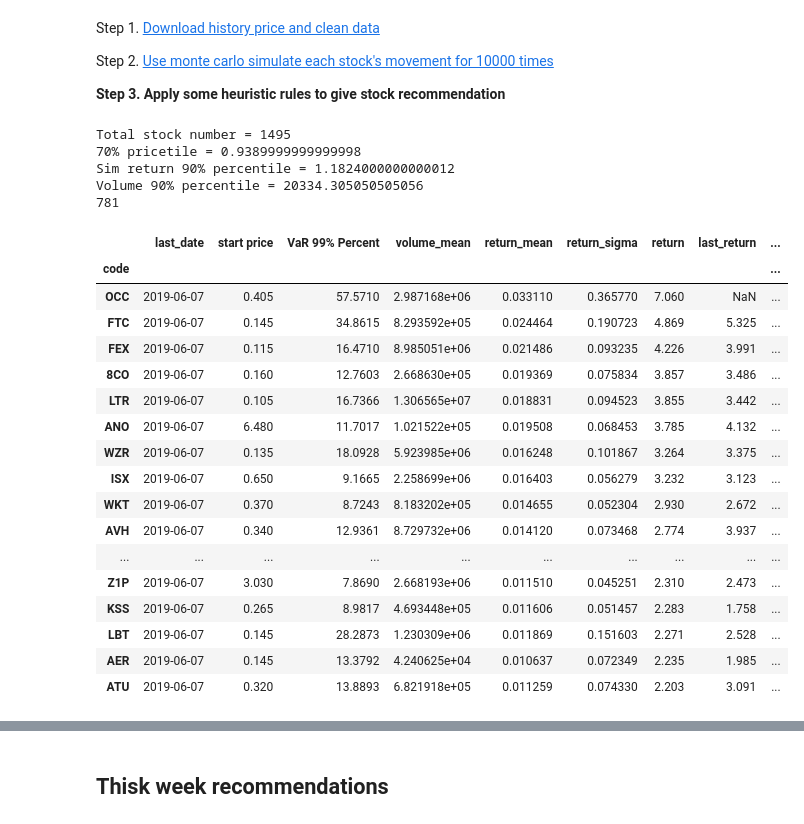
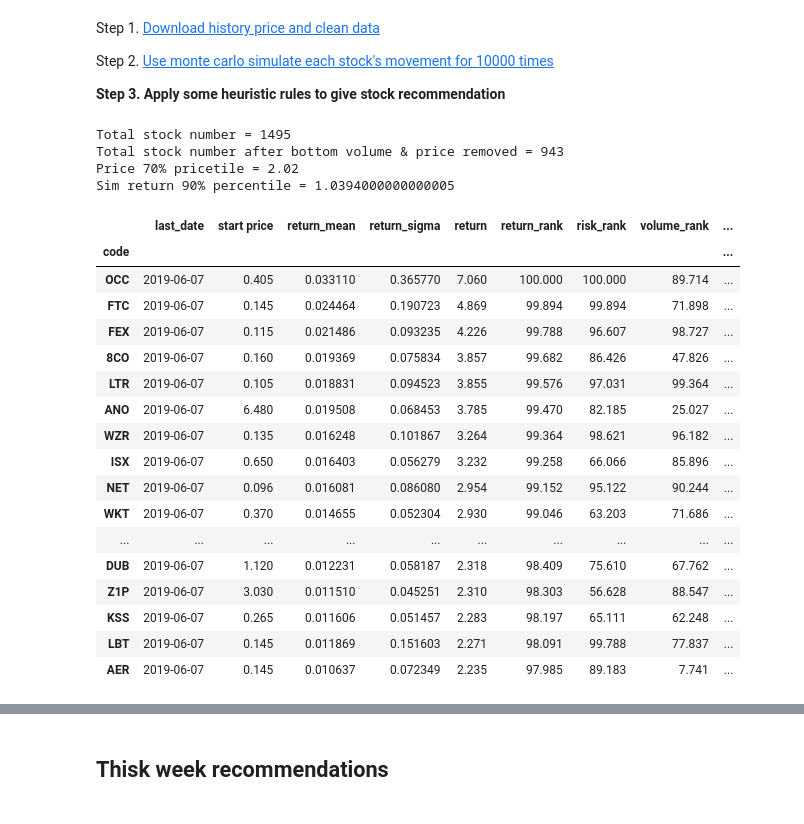
Before and after one commit to lorne-luo/ironman, a Jupyter notebook: hawkeye/Recommend-20190607.ipynb, the cells around one changed output, grey strips where cells are left out. Saved outputs shown, nothing was run; the diff lists cells and outputs as text; code cells hidden in the pictures.

```diff
--- a/hawkeye/Recommend-20190607.ipynb
+++ b/hawkeye/Recommend-20190607.ipynb
@@ -17,69 +17,70 @@ from asx import *
 this_week=20190607
 last_week=20190531
 path = f'/opt/hawkeye/data/{this_week}/result.csv'
 last_path = f'/opt/hawkeye/data/{last_week}/result.csv'
 
 def week_return_avg(df):
-    return round(df['week_return'].sum()/len(df),4)
+    return round(df['week_return'].dropna().sum()/len(df['week_return'].dropna()),4)
 
 df = pd.read_csv(path,
                  usecols=[
                      'code', 'last_date', 'start price', 'sim_mean',
                      'sim_diff', 'VaR 99%', 'VaR 99% Percent', 'volume_mean',
                      'return_mean', 'return_sigma'
                  ],
                  index_col='code')
 last_df = pd.read_csv(last_path,
                       usecols=[
                           'code', 'last_date', 'start price', 'sim_mean',
                           'sim_diff', 'VaR 99%', 'VaR 99% Percent',
                           'volume_mean', 'return_mean', 'return_sigma'
                       ],
                       index_col='code')
-df.head()
+
+print(f'Total stock number = {len(df)}')
+
+# remove bottom volume and bottom price
+volume_threshold = df['volume_mean'].quantile(0.1)
+df = df[(df['volume_mean'] > volume_threshold) & (df['start price'] > 0.05)]
+
 df['return'] = round(df['sim_diff'] / df['start price'] * 100, 3)
-df['last_return'] = round(last_df['sim_diff'] / last_df['start price'] * 100,
-                          3)
+df['return_rank'] = round(df['return'].rank(pct=True) * 100, 3)
+df['risk_rank'] = round(df['VaR 99% Percent'].rank(pct=True) * 100, 3)
+df['volume_rank'] = round(df['volume_mean'].rank(pct=True) * 100, 3)
+
+df['last_return'] = round(last_df['sim_diff'] / last_df['start price'] * 100,3)
 df['return_increase'] = df['return'] - df['last_return']
 df['week_return'] = round(
     (df['start price'] - last_df['start price']) / df['start price'] * 100, 3)
-df.drop(columns=['sim_diff', 'sim_mean', 'VaR 99%'], inplace=True)
+df.drop(columns=['sim_diff', 'sim_mean', 'VaR 99%','VaR 99% Percent', 'volume_mean'], inplace=True)
 
-print(f'Total stock number = {len(df)}')
-
-print('70%% pricetile = %s' % df['start price'].quantile(0.7))
+print(f'Total stock number after bottom volume & price removed = {len(df)}')
+print('Price 70%% pricetile = %s' % df['start price'].quantile(0.7))
 print('Sim return 90%% percentile = %s' % df['return'].quantile(0.9))
-
-volume_threshold = df['volume_mean'].quantile(0.1)
-print(f'Volume 90% percentile = {volume_threshold}')
-
-df = df[(df['volume_mean'] > volume_threshold) & (df['start price'] > 0.1)]
-print(len(df))
 df.sort_values(by='return', ascending=False).head(20)
 # %% [output]
 Total stock number = 1495
-70% pricetile = 0.9389999999999998
-Sim return 90% percentile = 1.1824000000000012
-Volume 90% percentile = 20334.305050505056
-781
+Total stock number after bottom volume & price removed = 943
+Price 70% pricetile = 2.02
+Sim return 90% percentile = 1.0394000000000005
-|  | last_date | start price | VaR 99% Percent | volume_mean | return_mean | return_sigma | return | last_return | ... |
+|  | last_date | start price | return_mean | return_sigma | return | return_rank | risk_rank | volume_rank | ... |
 | code |  |  |  |  |  |  |  |  | ... |
-| OCC | 2019-06-07 | 0.405 | 57.5710 | 2.987168e+06 | 0.033110 | 0.365770 | 7.060 | NaN | ... |
-| FTC | 2019-06-07 | 0.145 | 34.8615 | 8.293592e+05 | 0.024464 | 0.190723 | 4.869 | 5.325 | ... |
-| FEX | 2019-06-07 | 0.115 | 16.4710 | 8.985051e+06 | 0.021486 | 0.093235 | 4.226 | 3.991 | ... |
-| 8CO | 2019-06-07 | 0.160 | 12.7603 | 2.668630e+05 | 0.019369 | 0.075834 | 3.857 | 3.486 | ... |
-| LTR | 2019-06-07 | 0.105 | 16.7366 | 1.306565e+07 | 0.018831 | 0.094523 | 3.855 | 3.442 | ... |
-| ANO | 2019-06-07 | 6.480 | 11.7017 | 1.021522e+05 | 0.019508 | 0.068453 | 3.785 | 4.132 | ... |
-| WZR | 2019-06-07 | 0.135 | 18.0928 | 5.923985e+06 | 0.016248 | 0.101867 | 3.264 | 3.375 | ... |
-| ISX | 2019-06-07 | 0.650 | 9.1665 | 2.258699e+06 | 0.016403 | 0.056279 | 3.232 | 3.123 | ... |
-| WKT | 2019-06-07 | 0.370 | 8.7243 | 8.183202e+05 | 0.014655 | 0.052304 | 2.930 | 2.672 | ... |
-| AVH | 2019-06-07 | 0.340 | 12.9361 | 8.729732e+06 | 0.014120 | 0.073468 | 2.774 | 3.937 | ... |
+| OCC | 2019-06-07 | 0.405 | 0.033110 | 0.365770 | 7.060 | 100.000 | 100.000 | 89.714 | ... |
+| FTC | 2019-06-07 | 0.145 | 0.024464 | 0.190723 | 4.869 | 99.894 | 99.894 | 71.898 | ... |
+| FEX | 2019-06-07 | 0.115 | 0.021486 | 0.093235 | 4.226 | 99.788 | 96.607 | 98.727 | ... |
+| 8CO | 2019-06-07 | 0.160 | 0.019369 | 0.075834 | 3.857 | 99.682 | 86.426 | 47.826 | ... |
+| LTR | 2019-06-07 | 0.105 | 0.018831 | 0.094523 | 3.855 | 99.576 | 97.031 | 99.364 | ... |
+| ANO | 2019-06-07 | 6.480 | 0.019508 | 0.068453 | 3.785 | 99.470 | 82.185 | 25.027 | ... |
+| WZR | 2019-06-07 | 0.135 | 0.016248 | 0.101867 | 3.264 | 99.364 | 98.621 | 96.182 | ... |
+| ISX | 2019-06-07 | 0.650 | 0.016403 | 0.056279 | 3.232 | 99.258 | 66.066 | 85.896 | ... |
+| NET | 2019-06-07 | 0.096 | 0.016081 | 0.086080 | 2.954 | 99.152 | 95.122 | 90.244 | ... |
+| WKT | 2019-06-07 | 0.370 | 0.014655 | 0.052304 | 2.930 | 99.046 | 63.203 | 71.686 | ... |
 | ... | ... | ... | ... | ... | ... | ... | ... | ... | ... |
-| Z1P | 2019-06-07 | 3.030 | 7.8690 | 2.668193e+06 | 0.011510 | 0.045251 | 2.310 | 2.473 | ... |
-| KSS | 2019-06-07 | 0.265 | 8.9817 | 4.693448e+05 | 0.011606 | 0.051457 | 2.283 | 1.758 | ... |
-| LBT | 2019-06-07 | 0.145 | 28.2873 | 1.230309e+06 | 0.011869 | 0.151603 | 2.271 | 2.528 | ... |
-| AER | 2019-06-07 | 0.145 | 13.3792 | 4.240625e+04 | 0.010637 | 0.072349 | 2.235 | 1.985 | ... |
-| ATU | 2019-06-07 | 0.320 | 13.8893 | 6.821918e+05 | 0.011259 | 0.074330 | 2.203 | 3.091 | ... |
+| DUB | 2019-06-07 | 1.120 | 0.012231 | 0.058187 | 2.318 | 98.409 | 75.610 | 67.762 | ... |
+| Z1P | 2019-06-07 | 3.030 | 0.011510 | 0.045251 | 2.310 | 98.303 | 56.628 | 88.547 | ... |
+| KSS | 2019-06-07 | 0.265 | 0.011606 | 0.051457 | 2.283 | 98.197 | 65.111 | 62.248 | ... |
+| LBT | 2019-06-07 | 0.145 | 0.011869 | 0.151603 | 2.271 | 98.091 | 99.788 | 77.837 | ... |
+| AER | 2019-06-07 | 0.145 | 0.010637 | 0.072349 | 2.235 | 97.985 | 89.183 | 7.741 | ... |
 # %%
 # high mean return
 high_return=df.sort_values(by='return', ascending=False).head(10)
```
Also changed, not shown: parts of 17 cells of this notebook, 7 other files.
